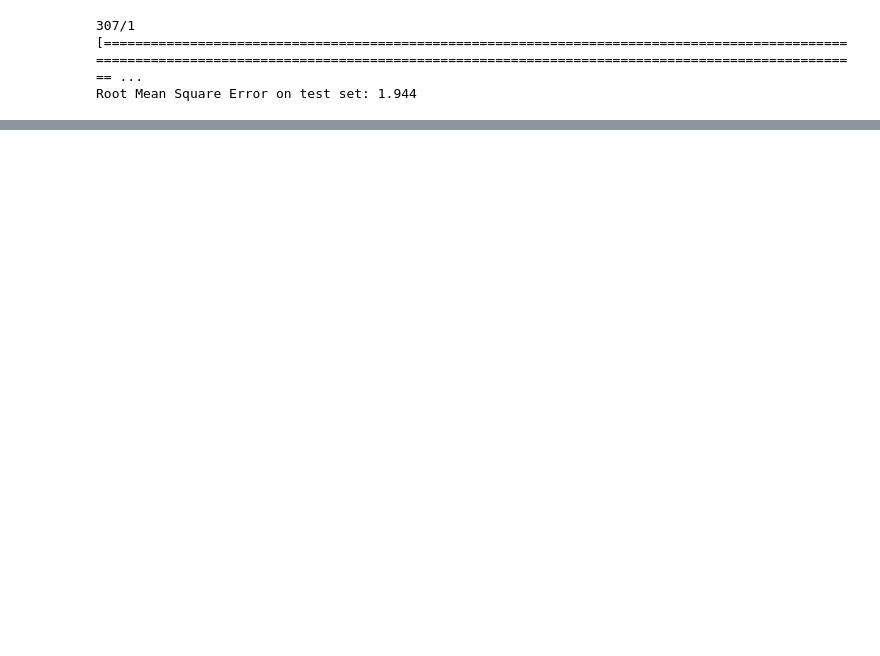
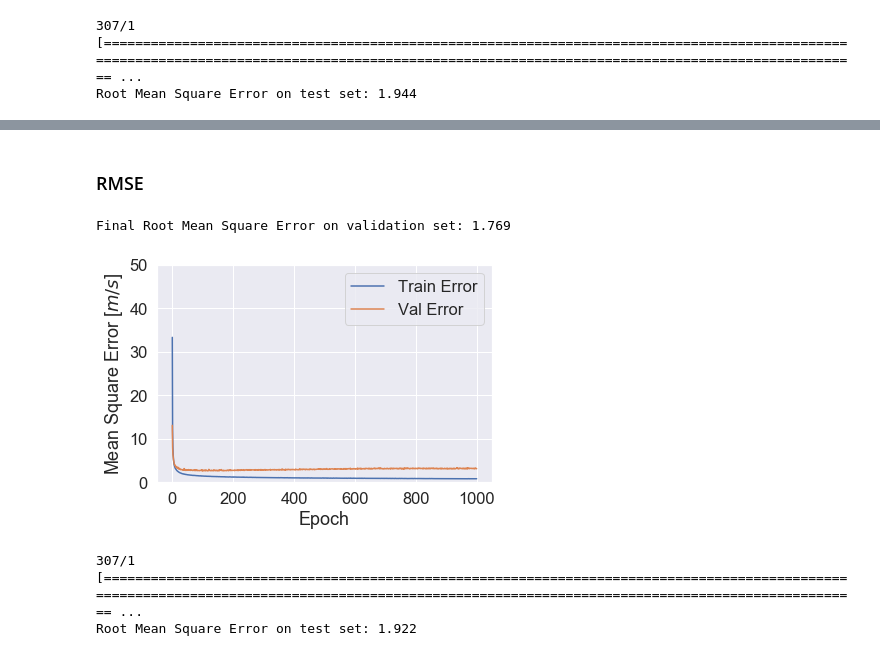
Before and after one commit to david0811/atms597_project6, a Jupyter notebook: project6_David.ipynb, the cells around one changed output, grey strips where cells are left out. Saved outputs shown, nothing was run; the diff lists cells and outputs as text; code cells hidden in the pictures; blank space fills up the shorter version.

```diff
--- a/project6_David.ipynb
+++ b/project6_David.ipynb
@@ -243,3 +245,12 @@ print(tf.__version__)
+# %%
+def plot_history(unit):
+    plt.figure()
+    plt.xlabel('Epoch')
+    plt.ylabel('Mean Square Error [' + unit + ']')
+    plt.plot(hist['epoch'], hist['mse'], label='Train Error')
+    plt.plot(hist['epoch'], hist['val_mse'], label = 'Val Error')
+    plt.legend()
+    plt.ylim([0,50])
 # %% [markdown]
 ## Maximum Temperature
 # %%
@@ -322,14 +333,3 @@ rmse_final = np.sqrt(float(hist['val_mse'].tail(1)))
 print('Final Root Mean Square Error on validation set: {}'.format(round(rmse_final, 3)))
 # %% [output]
 Final Root Mean Square Error on validation set: 2.077
-# %%
-def plot_history():
-    plt.figure()
-    plt.xlabel('Epoch')
-    plt.ylabel('Mean Square Error [$^\circ C$]')
-    plt.plot(hist['epoch'], hist['mse'], label='Train Error')
-    plt.plot(hist['epoch'], hist['val_mse'], label = 'Val Error')
-    plt.legend()
-    plt.ylim([0,50])
-
-plot_history()
@@ -345,0 +521,19 @@ Root Mean Square Error on test set: 1.944
+# %% [markdown]
+### RMSE
+# %%
+rmse_train = np.sqrt(float(hist['val_mse'].tail(1)))
+print('Final Root Mean Square Error on validation set: {}'.format(round(rmse_train, 3)))
+# %% [output]
+Final Root Mean Square Error on validation set: 1.769
+# %%
+plot_history('$m/s$')
+# %% [output]
+[figure, added]
+# %%
+rf_test_vars_wind_norm = preprocessing.scale(rf_test_vars_wind)
+mse, _, _ = wind_model.evaluate(rf_test_vars_wind_norm, test_verification_wind)
+rmse = np.sqrt(mse)
+print('Root Mean Square Error on test set: {}'.format(round(rmse, 3)))
+# %% [output]
+307/1 [================================================================================================================================================================================================= ...
+Root Mean Square Error on test set: 1.922
```
Also changed, not shown: parts of 33 cells of this notebook.
